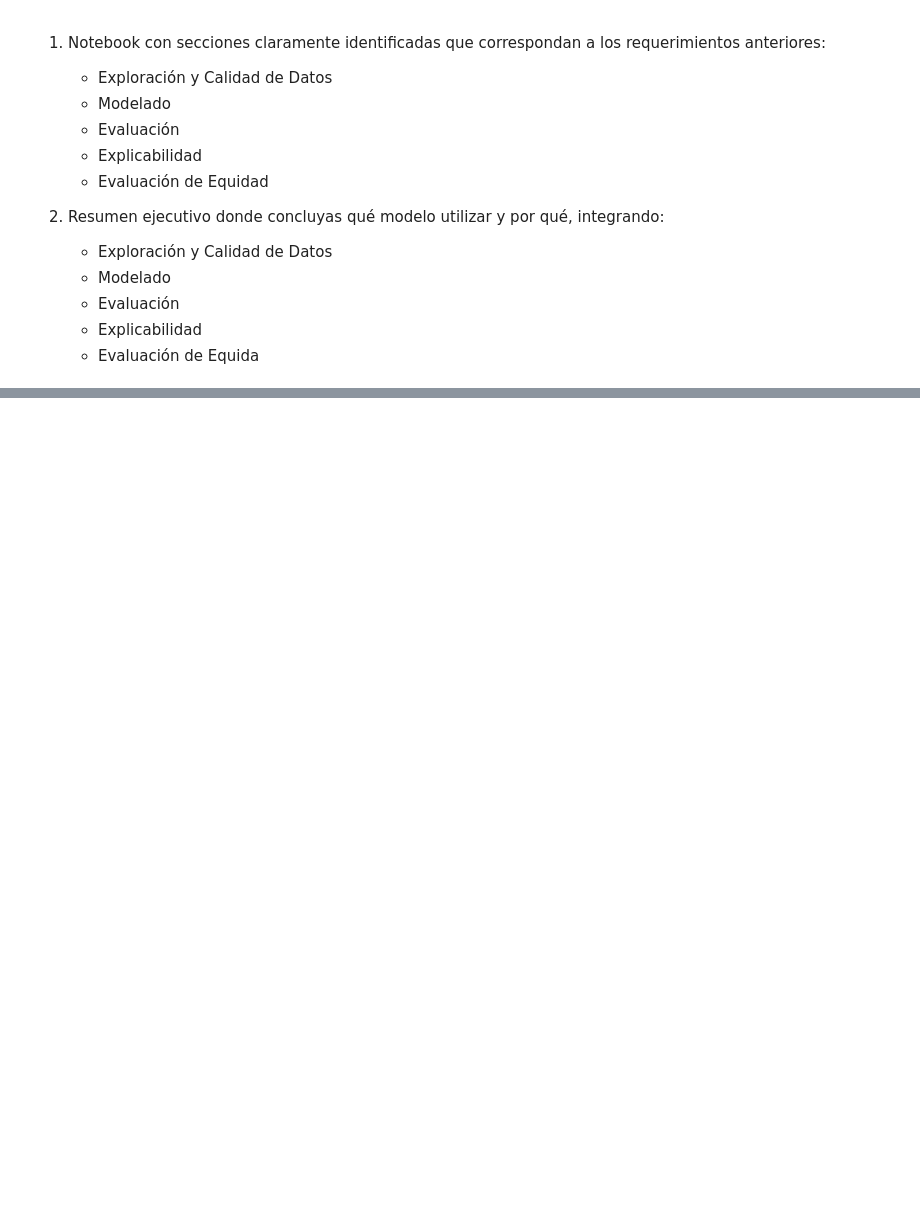
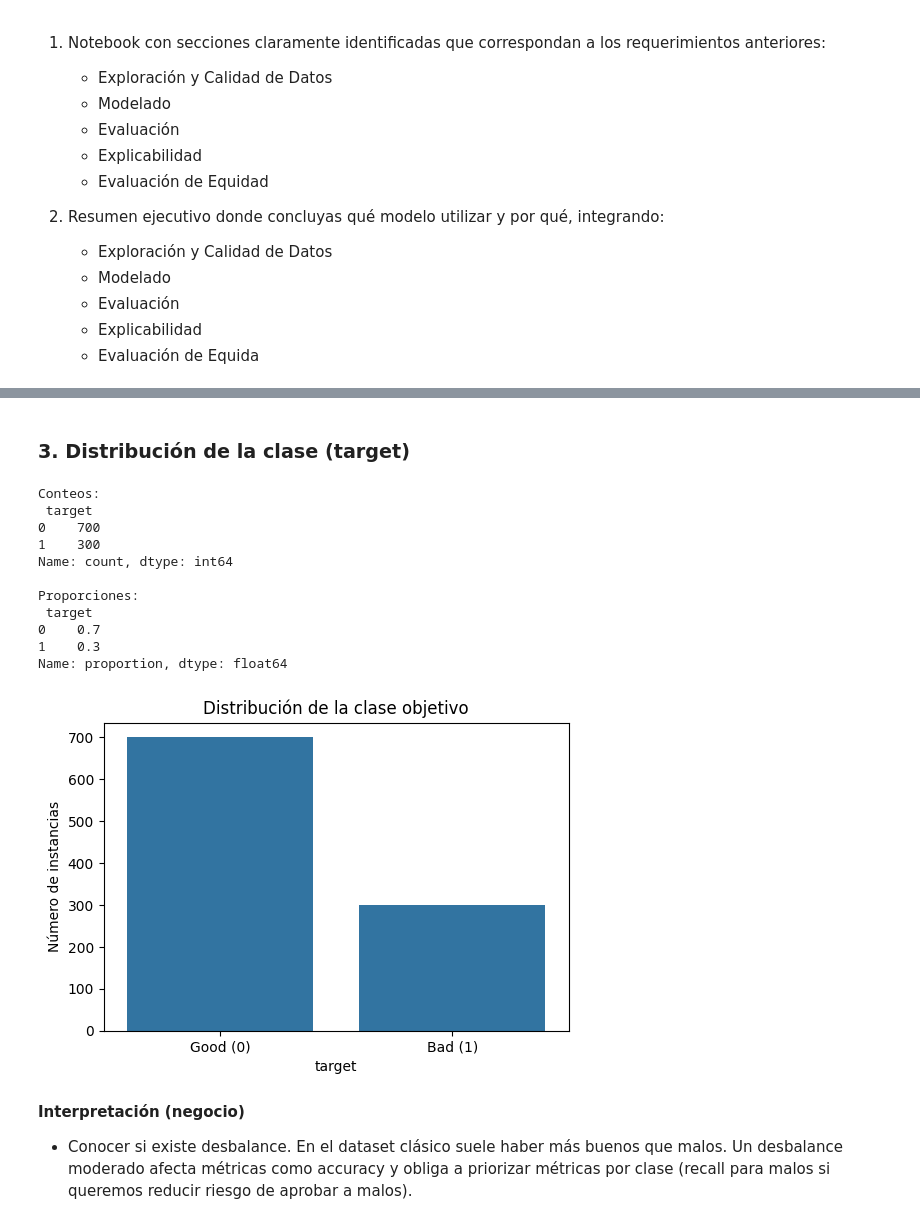
Before and after one commit to MDavidHernandezP/ExplainableModelsAndEquityAssessmentOfCreditRisk, a Jupyter notebook: bi_project3.ipynb, the cells around one changed output, grey strips where cells are left out. Drawn from its saved outputs; the diff is of its cells as text; code cells hidden in the pictures; blank space fills up the shorter version.

```diff
--- a/bi_project3.ipynb
+++ b/bi_project3.ipynb
@@ -66,0 +134,18 @@ Con base en desempeño, explicabilidad y equidad, cierra con una propuesta de us
+# %%
+# Revisar tipos actuales
+df.dtypes
+
+# Convertir tipos numéricos donde apliquen (duration, credit_amount, installment_rate, present_residence, age, existing_credits, people_liable)
+num_cols = ['duration','credit_amount','installment_rate','present_residence','age','existing_credits','people_liable']
+for c in num_cols:
+    df[c] = pd.to_numeric(df[c], errors='coerce')
+
+# Target: convertir a 0/1 (0 = good, 1 = bad) para modelos posteriores
+# En este dataset: 1 = Good, 2 = Bad
+df['target'] = df['target'].map({1:0, 2:1}).astype(int)
+
+# Resumen rápido
+print(df[num_cols].describe().T)
+print('\nCategorical sample counts:')
+for c in df.select_dtypes(include='object').columns:
+    print(c, '->', df[c].nunique())
@@ -66,0 +170,33 @@ Con base en desempeño, explicabilidad y equidad, cierra con una propuesta de us
+# %% [markdown]
+### 3. Distribución de la clase (target)
+# %%
+# Conteo y proporción
+counts = df['target'].value_counts().sort_index()
+props = df['target'].value_counts(normalize=True).sort_index()
+print('Conteos:\n', counts)
+print('\nProporciones:\n', props)
+
+# Gráfico
+plt.figure(figsize=(6,4))
+sns.barplot(x=counts.index, y=counts.values)
+plt.xticks([0,1], ['Good (0)', 'Bad (1)'])
+plt.title('Distribución de la clase objetivo')
+plt.ylabel('Número de instancias')
+plt.show()
+# %% [output]
+Conteos:
+ target
+0    700
+1    300
+Name: count, dtype: int64
+
+Proporciones:
+ target
+0    0.7
+1    0.3
+Name: proportion, dtype: float64
+[figure, added]
+# %% [markdown]
+**Interpretación (negocio)**
+
+* Conocer si existe desbalance. En el dataset clásico suele haber más buenos que malos. Un desbalance moderado afecta métricas como accuracy y obliga a priorizar métricas por clase (recall para malos si queremos reducir riesgo de aprobar a malos).
```
Also changed, not shown: parts of 35 cells of this notebook, 6 other files.
